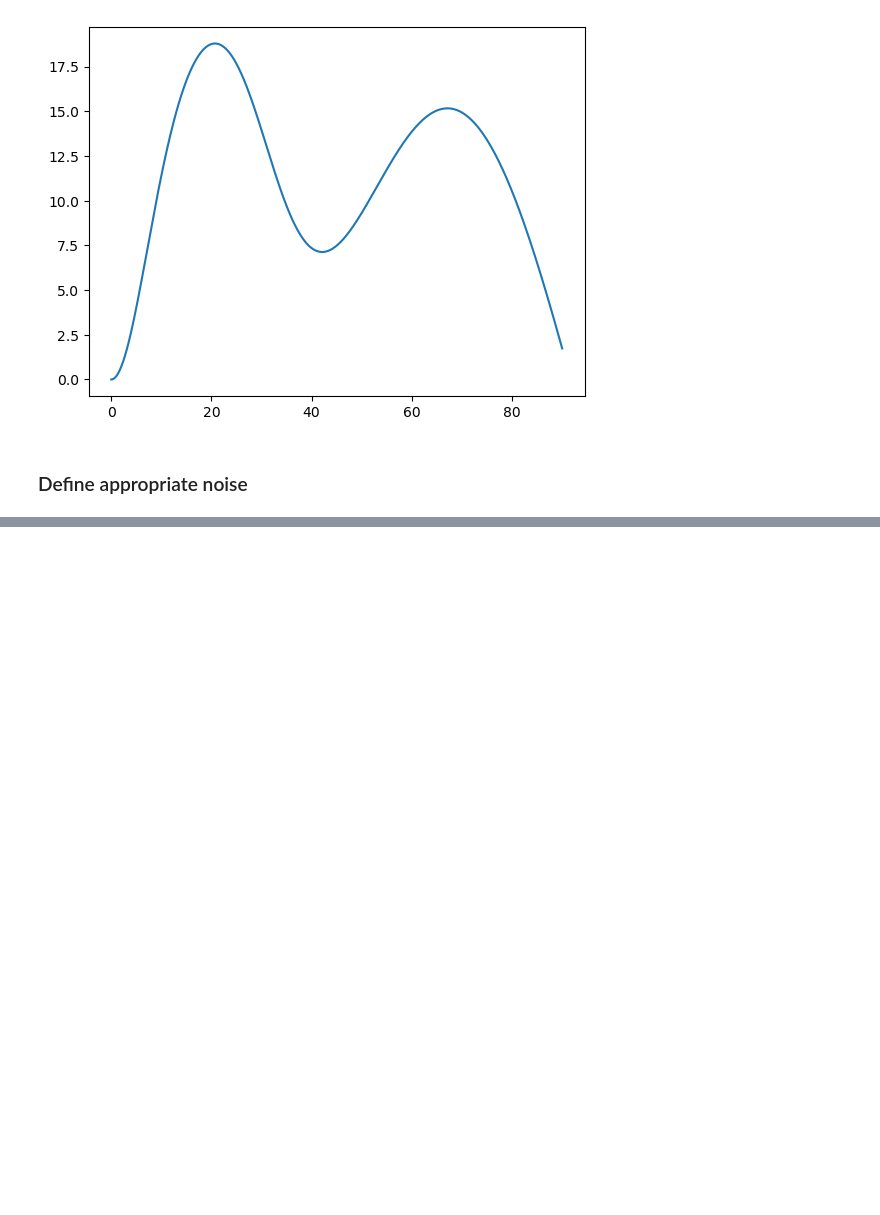
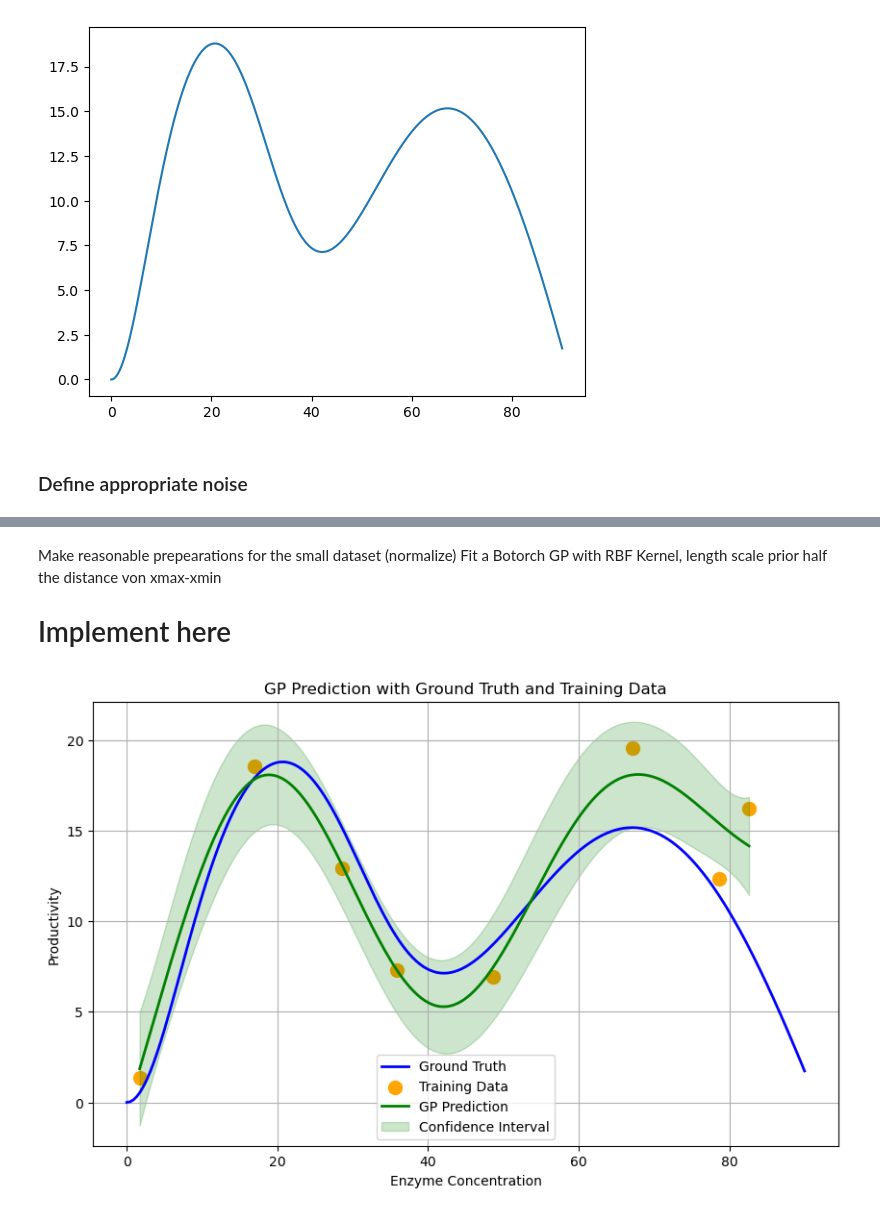
Before and after one commit to lhelleckes/BO_Empirical_Examples, a Jupyter notebook: cascade_example.ipynb, the cells around one changed output, grey strips where cells are left out. Drawn from its saved outputs; the diff is of its cells as text; code cells hidden in the pictures; blank space fills up the shorter version.

Commit message:
Fit GP model

```diff
--- a/cascade_example.ipynb
+++ b/cascade_example.ipynb
@@ -235,0 +272,5 @@ VBox(children=(VBox(children=(FloatSlider(value=1.0, description='Sigma_0', max=
+# %% [markdown]
+Make reasonable prepearations for the small dataset (normalize)
+Fit a Botorch GP with RBF Kernel, length scale prior half the distance von xmax-xmin
+
+# Implement here
@@ -235,0 +324,48 @@ VBox(children=(VBox(children=(FloatSlider(value=1.0, description='Sigma_0', max=
+# %%
+x_test = torch.linspace(train_x.min(), train_x.max(), 200).unsqueeze(-1)
+
+gp_model.eval()
+with torch.no_grad():
+    posterior = gp_model.posterior(x_test)
+    mean = posterior.mean
+    lower, upper = posterior.mvn.confidence_region()
+
+mean = mean.numpy()
+lower = lower.numpy()
+upper = upper.numpy()
+
+plt.figure(figsize=(10, 6))
+
+# Plot ground truth
+x_ground_truth = np.linspace(0, 90, 200)
+y_ground_truth = enzyme_truth(x_ground_truth, **selected_params)
+plt.plot(
+    x_ground_truth, y_ground_truth, label="Ground Truth", color="blue", linewidth=2
+)
+
+# Plot training data
+plt.scatter(
+    train_x.numpy(), train_y.numpy(), color="orange", label="Training Data", s=100
+)
+
+# Plot GP prediction
+plt.plot(x_test.numpy(), mean, label="GP Prediction", color="green", linewidth=2)
+
+# Plot confidence intervals
+plt.fill_between(
+    x_test.squeeze(-1).numpy(),
+    lower,
+    upper,
+    alpha=0.2,
+    color="green",
+    label="Confidence Interval",
+)
+
+plt.title("GP Prediction with Ground Truth and Training Data")
+plt.xlabel("Enzyme Concentration")
+plt.ylabel("Productivity")
+plt.legend()
+plt.grid(True)
+plt.show()
+# %% [output]
+[figure, added]
```
Also changed, not shown: parts of 6 cells of this notebook, 1 other file.
